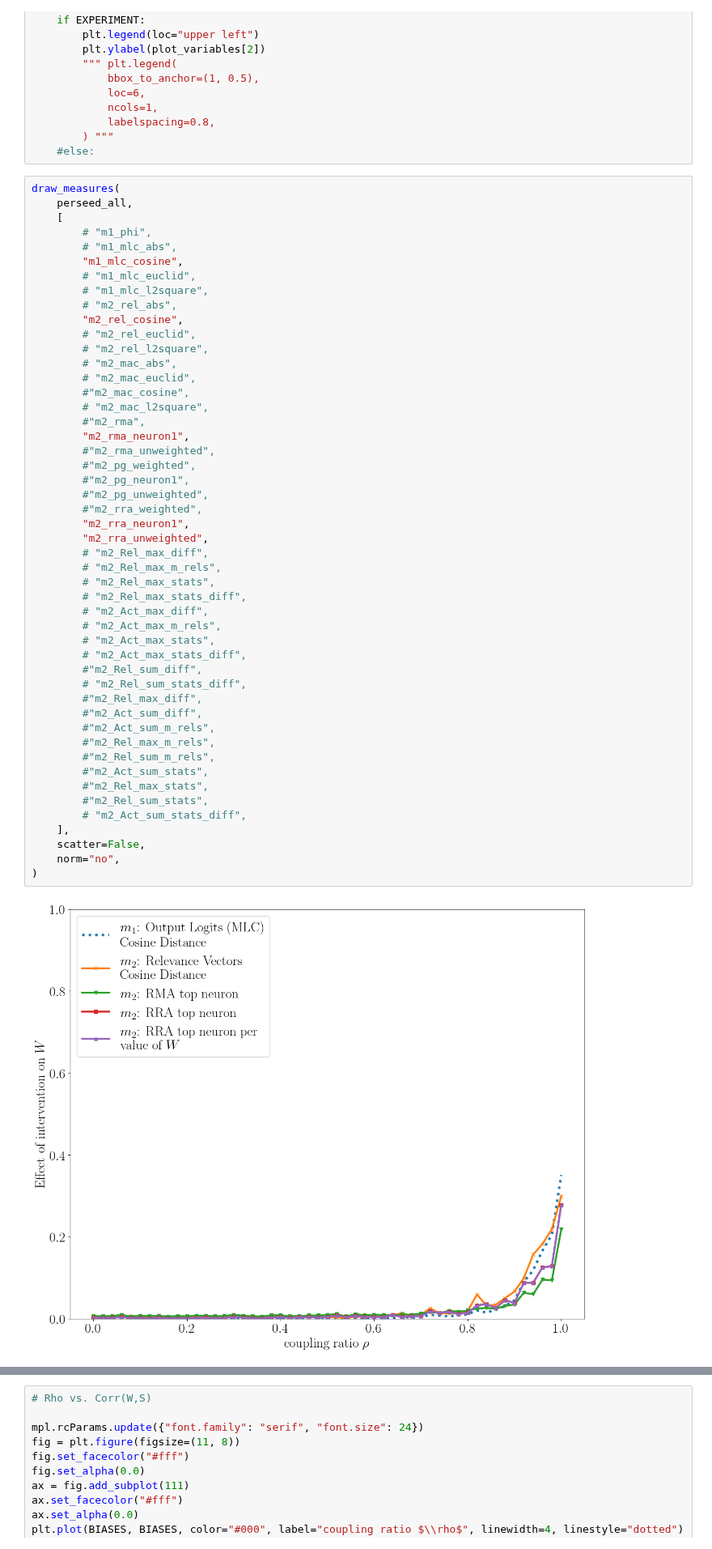
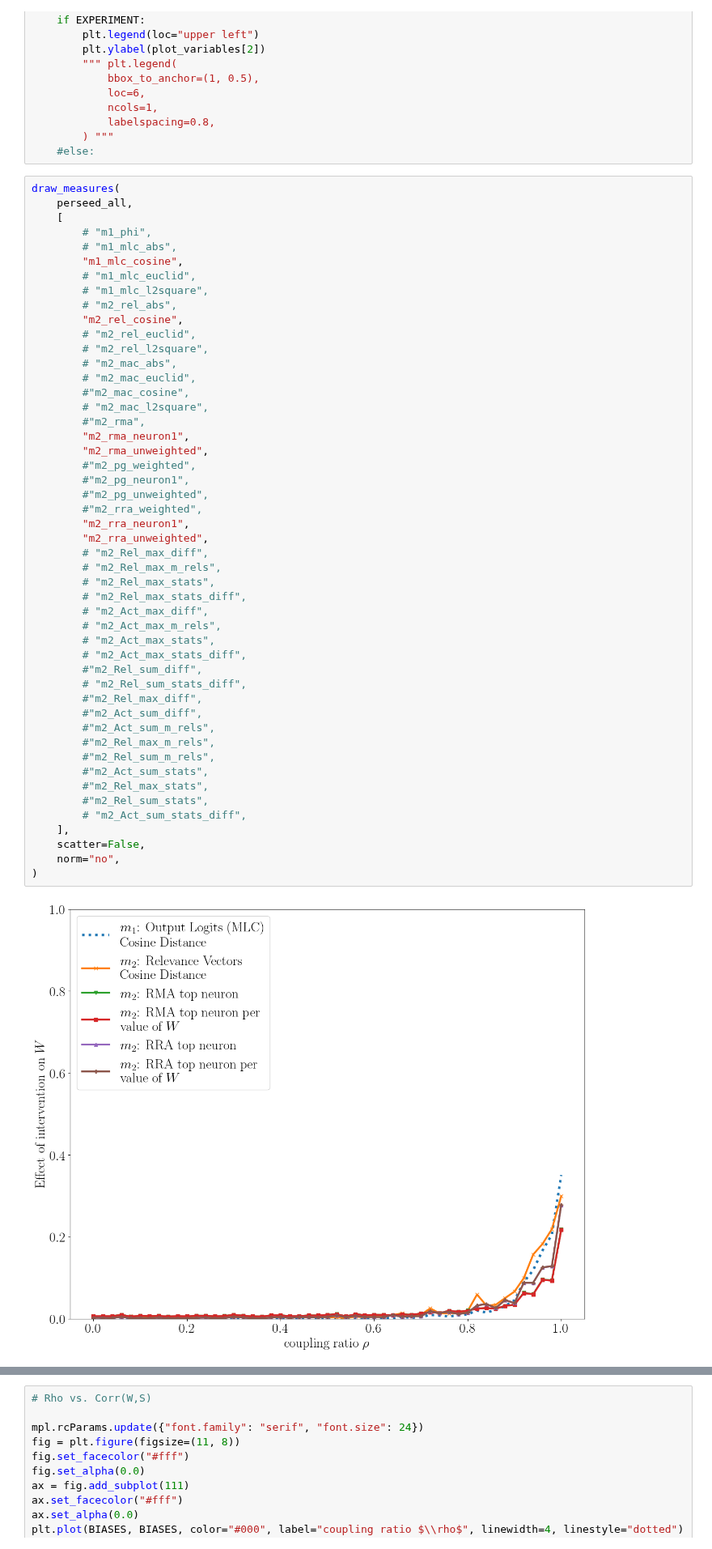
Before and after one commit to lillijo/xai-evaluation-master-thesis, a Jupyter notebook: experiments/compare_measures.ipynb, the cells around one changed output, grey strips where cells are left out. Shown at 81% size. Drawn from its saved outputs; the diff is of its cells as text.

```diff
--- a/experiments/compare_measures.ipynb
+++ b/experiments/compare_measures.ipynb
@@ -315,38 +312,38 @@ draw_measures(
         # "m2_mac_l2square",
         #"m2_rma",
         "m2_rma_neuron1",
-        #"m2_rma_unweighted",
+        "m2_rma_unweighted",
         #"m2_pg_weighted",
         #"m2_pg_neuron1",
         #"m2_pg_unweighted",
         #"m2_rra_weighted",
         "m2_rra_neuron1",
         "m2_rra_unweighted",
         # "m2_Rel_max_diff",
         # "m2_Rel_max_m_rels",
         # "m2_Rel_max_stats",
         # "m2_Rel_max_stats_diff",
         # "m2_Act_max_diff",
         # "m2_Act_max_m_rels",
         # "m2_Act_max_stats",
         # "m2_Act_max_stats_diff",
         #"m2_Rel_sum_diff",
         # "m2_Rel_sum_stats_diff",
         #"m2_Rel_max_diff",
         #"m2_Act_sum_diff",
         #"m2_Act_sum_m_rels",
         #"m2_Rel_max_m_rels",
         #"m2_Rel_sum_m_rels",
         #"m2_Act_sum_stats",
         #"m2_Rel_max_stats",
         #"m2_Rel_sum_stats",
         # "m2_Act_sum_stats_diff",
     ],
     scatter=False,
     norm="no",
 )
 # %% [output]
-[figure, old version]
+[figure, new version]
 # %%
 # Latent Factors
 
```
Also changed, not shown: parts of 15 cells of this notebook, 15 other files.
